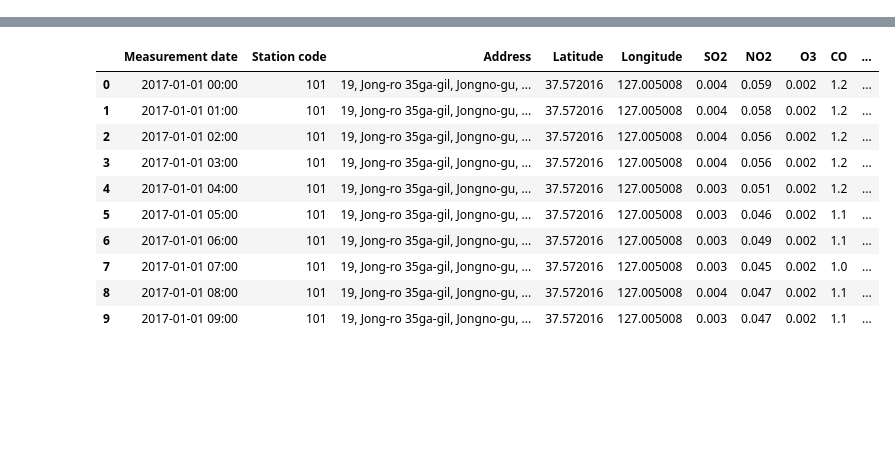
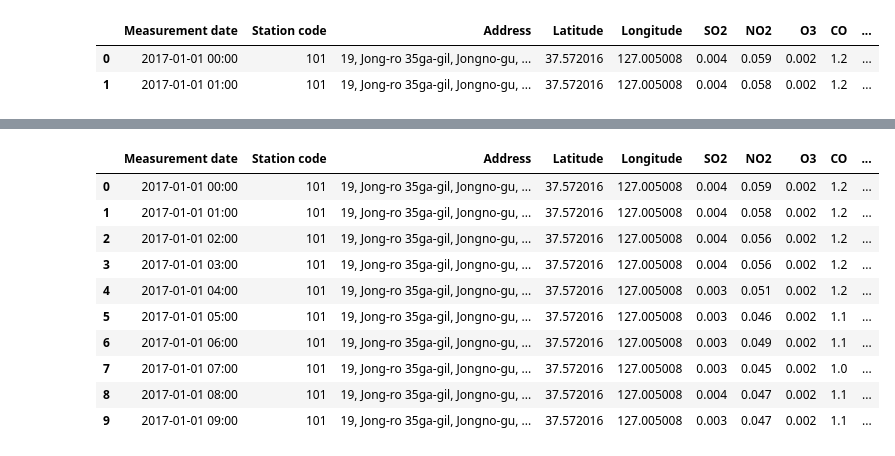
Before and after one commit to bouzouidja/information-visualization, a Jupyter notebook: InfoVizNotebook.ipynb, the cells around one changed output, grey strips where cells are left out. Saved outputs shown, nothing was run; the diff lists cells and outputs as text; code cells hidden in the pictures; blank space fills up the shorter version.

```diff
--- a/InfoVizNotebook.ipynb
+++ b/InfoVizNotebook.ipynb
@@ -9,0 +32,17 @@ import numpy as np
+# %%
+#### Data preparation and exploration####
+# separate date and time from measurement date features
+data_prepared = data['Measurement date'].str.split(" ")
+dates = data_prepared.map(lambda x: x[0])
+times = data_prepared.map(lambda x: x[1])
+#print(dtt, type(dtt))
+#print(times[0:10])
+data_prepared= pd.DataFrame({'Date':dates, 'Time':times},  columns=['Date', 'Time'])
+
+data['Date']= data_prepared['Date']
+data['Time']= data_prepared['Time']
+data[0:2]
+# %% [output]
+|  | Measurement date | Station code | Address | Latitude | Longitude | SO2 | NO2 | O3 | CO | ... |
+| 0 | 2017-01-01 00:00 | 101 | 19, Jong-ro 35ga-gil, Jongno-gu, ... | 37.572016 | 127.005008 | 0.004 | 0.059 | 0.002 | 1.2 | ... |
+| 1 | 2017-01-01 01:00 | 101 | 19, Jong-ro 35ga-gil, Jongno-gu, ... | 37.572016 | 127.005008 | 0.004 | 0.058 | 0.002 | 1.2 | ... |
```
Also changed, not shown: parts of 6 cells of this notebook.
